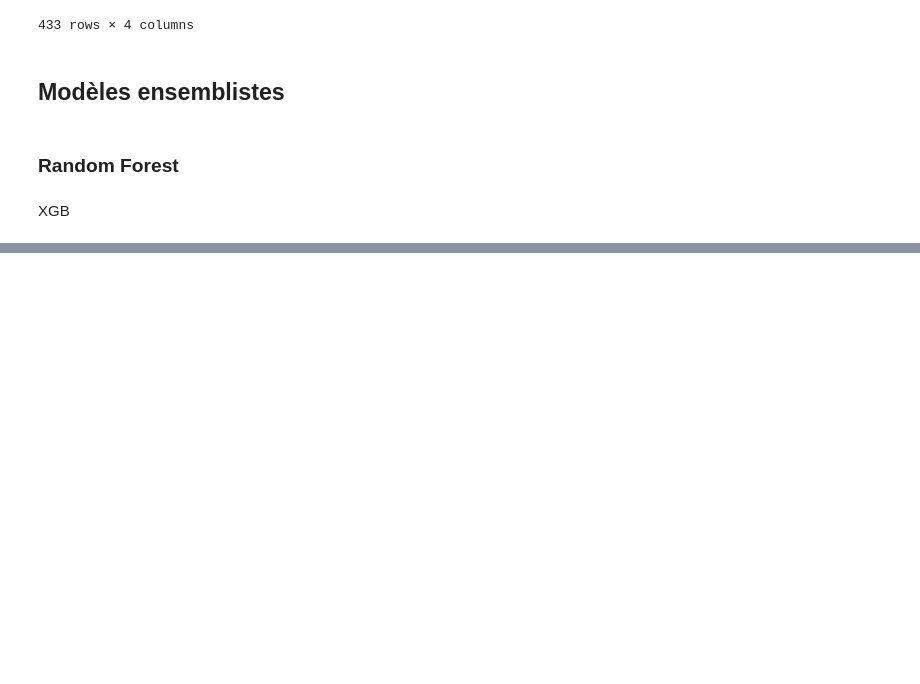
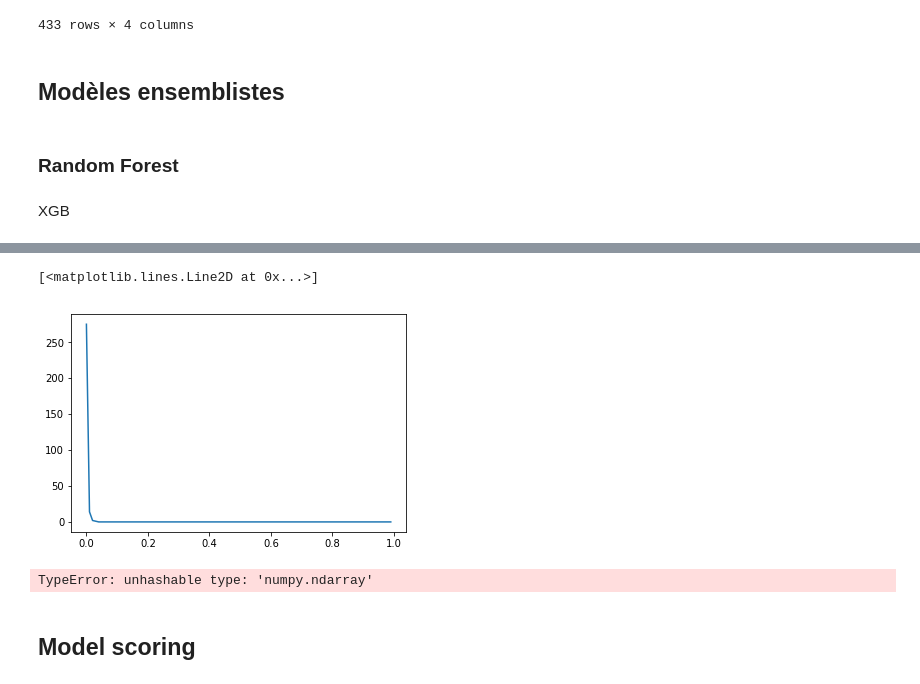
Before and after one commit to MerlinDumeur/PredVir, a Jupyter notebook: Rapport.ipynb, the cells around one changed output, grey strips where cells are left out. Saved outputs shown, nothing was run; the diff lists cells and outputs as text; code cells hidden in the pictures; blank space fills up the shorter version.

Commit message:
Model scoring added

```diff
--- a/Rapport.ipynb
+++ b/Rapport.ipynb
@@ -1353,0 +1444,5 @@ Stats.to_csv(r'epilung/Stats_Classification_XGB-60-default.csv')
+# %%
+plt.plot(np.arange(0,1.0,0.01),a2)
+# %% [output]
+[<matplotlib.lines.Line2D at 0x...>]
+[figure, added]
@@ -1353,0 +1453,7 @@ Stats.to_csv(r'epilung/Stats_Classification_XGB-60-default.csv')
+# %%
+Index_k2 = np.nonzero(cl.seuil(ResXGB_60.data['feature_importances_'].loc['percentage'],0.50))
+Xk2 = X[Index_k2]
+# %% [output]
+TypeError: unhashable type: 'numpy.ndarray'
+# %% [markdown]
+## Model scoring
```
Also changed, not shown: parts of 74 cells of this notebook, 3 other files.
